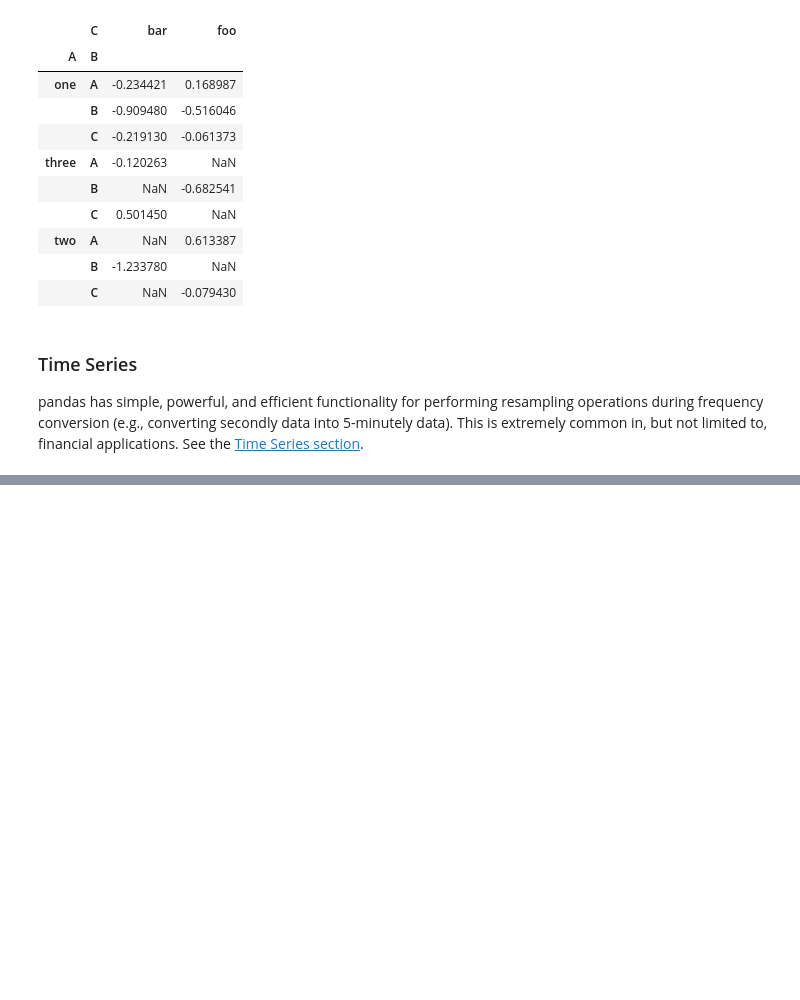
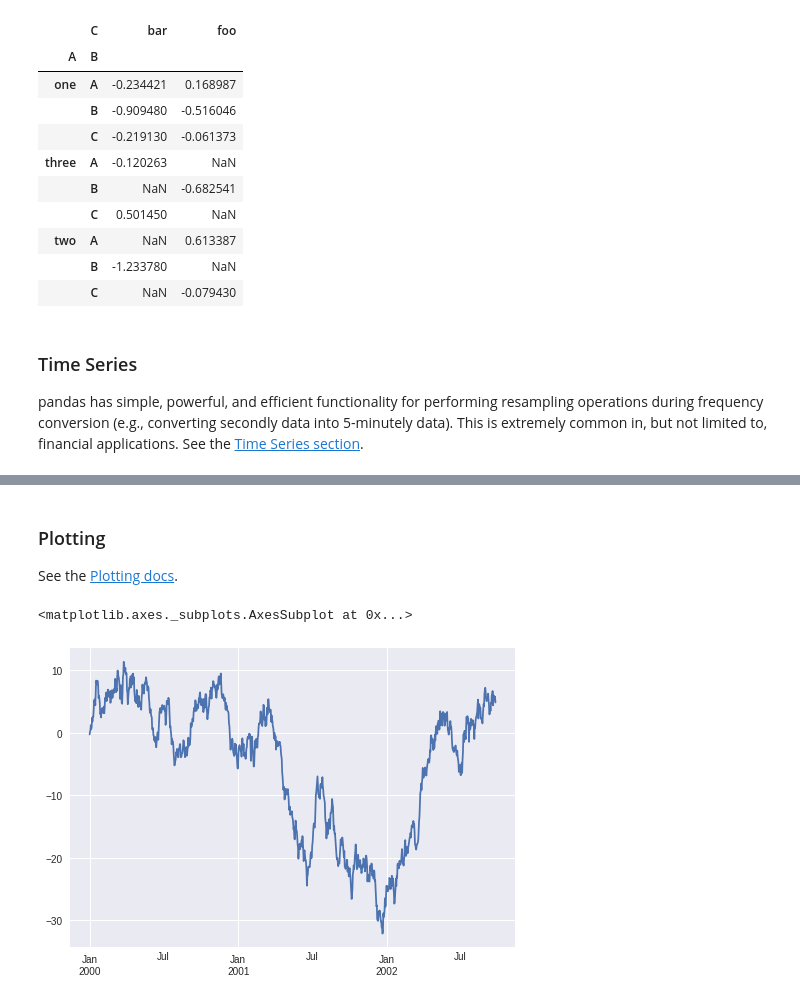
Before and after one commit to yerartdev/uc-m1967-mdsi, a Jupyter notebook: d7/m1967-pandas-gerardo-de-miguel-gonzalez-d7.ipynb, the cells around one changed output, grey strips where cells are left out. Saved outputs shown, nothing was run; the diff lists cells and outputs as text; code cells hidden in the pictures; blank space fills up the shorter version.

Commit message:
pandas: 10 minute tutorial - time series, categoricals, plotting, getting data in/out (csv, hdf5, excel), gotchas

```diff
--- a/d7/m1967-pandas-gerardo-de-miguel-gonzalez-d7.ipynb
+++ b/d7/m1967-pandas-gerardo-de-miguel-gonzalez-d7.ipynb
@@ -1216,0 +1507,14 @@ pandas has simple, powerful, and efficient functionality for performing resampli
+# %% [markdown]
+### Plotting
+
+See the [Plotting docs](http://pandas.pydata.org/pandas-docs/stable/visualization.html#visualization).
+# %%
+ts = pd.Series(np.random.randn(1000),
+               index=pd.date_range('1/1/2000',
+               periods=1000)
+              )
+ts = ts.cumsum()
+ts.plot()
+# %% [output]
+<matplotlib.axes._subplots.AxesSubplot at 0x...>
+[figure, added]
```
Also changed, not shown: parts of 38 cells of this notebook.
